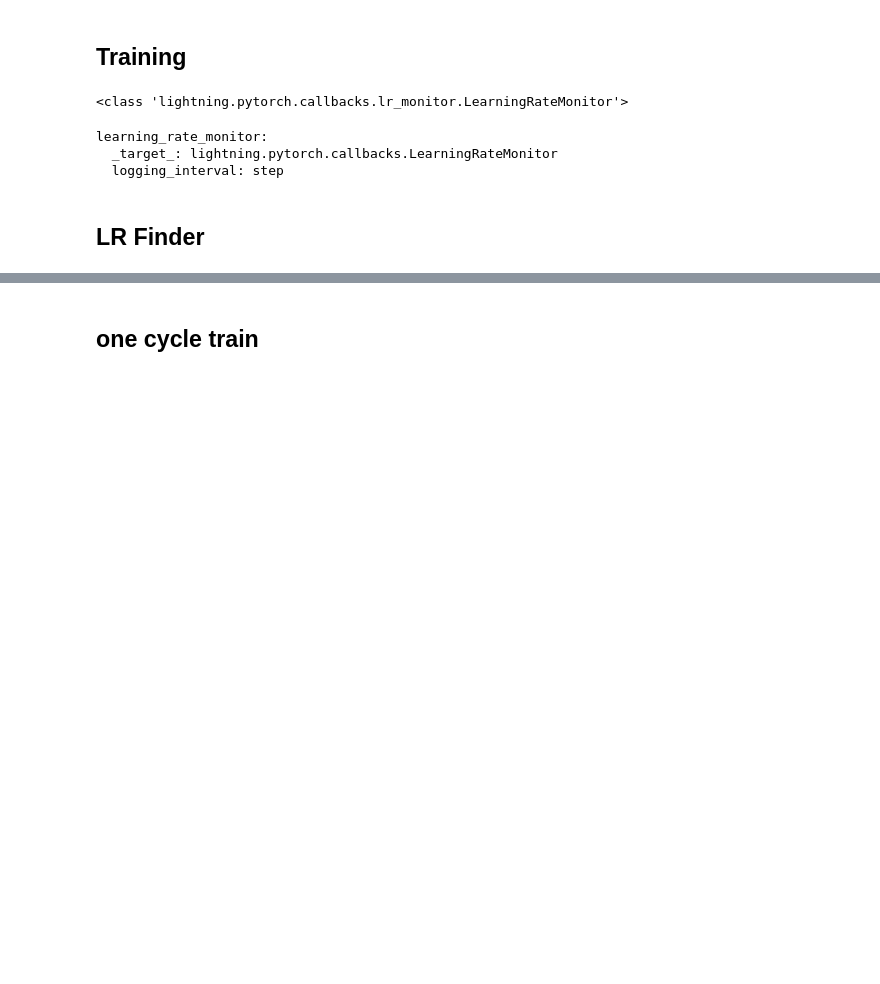
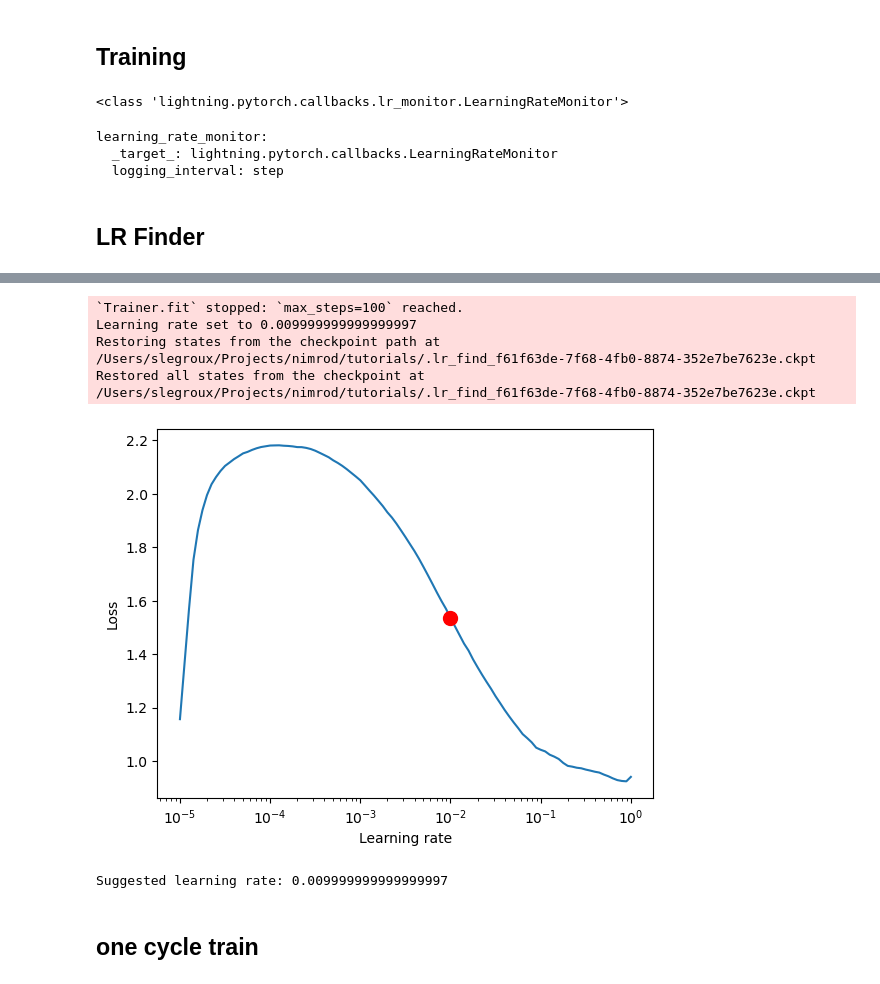
Before and after one commit to slegroux/nimrod, a Jupyter notebook: tutorials/convnet.ipynb, the cells around one changed output, grey strips where cells are left out. Cells and saved outputs as stored; diff of their text form; code cells hidden in the pictures; blank space fills up the shorter version.

Commit message:
refactor lr find & 1-cycle

```diff
--- a/tutorials/convnet.ipynb
+++ b/tutorials/convnet.ipynb
@@ -186,0 +146,36 @@ Suggested learning rate: 0.03548133892335753
+# %%
+# LR_FINDER
+
+def find_lr(
+    model: Callable[...,torch.nn.Module], #partial
+    datamodule: ImageDataModule,
+    num_training:int=100,
+    plot:bool=True
+    ):
+
+    trainer = Trainer(accelerator="auto")
+    tuner = Tuner(trainer)
+    optimizer = partial(torch.optim.AdamW, lr=1e-4, weight_decay=1e-5)
+    model = model(optimizer=optimizer, scheduler=None)
+    lr_finder = tuner.lr_find(
+        model,
+        datamodule=datamodule,
+        min_lr=1e-5,
+        max_lr=1.0,
+        num_training=num_training,  # number of iterations
+        # attr_name="optimizer.lr",
+    )
+
+    if plot:
+        fig = lr_finder.plot(suggest=True)
+        plt.show()
+    return lr_finder.suggestion()
+
+
+N_EPOCHS = 5
+# cfg_model.nnet.n_features = [1, 8, 16, 32, 16]
+cfg_model.nnet.n_features = [1, 16, 32, 64, 32]
+model = instantiate(cfg_model) #partial
+suggested_lr = find_lr(model, dm, plot=True)
+print(f"Suggested learning rate: {suggested_lr}")
+# %% [output]
@@ -187,3 +195,9 @@ Suggested learning rate: 0.03548133892335753
+`Trainer.fit` stopped: `max_steps=100` reached.
+Learning rate set to 0.009999999999999997
+Restoring states from the checkpoint path at /Users/slegroux/Projects/nimrod/tutorials/.lr_find_f61f63de-7f68-4fb0-8874-352e7be7623e.ckpt
+Restored all states from the checkpoint at /Users/slegroux/Projects/nimrod/tutorials/.lr_find_f61f63de-7f68-4fb0-8874-352e7be7623e.ckpt
+[figure, added]
+Suggested learning rate: 0.009999999999999997
 # %% [markdown]
 ## one cycle train
 # %%
```
Also changed, not shown: parts of 13 cells of this notebook, 5 other files.
